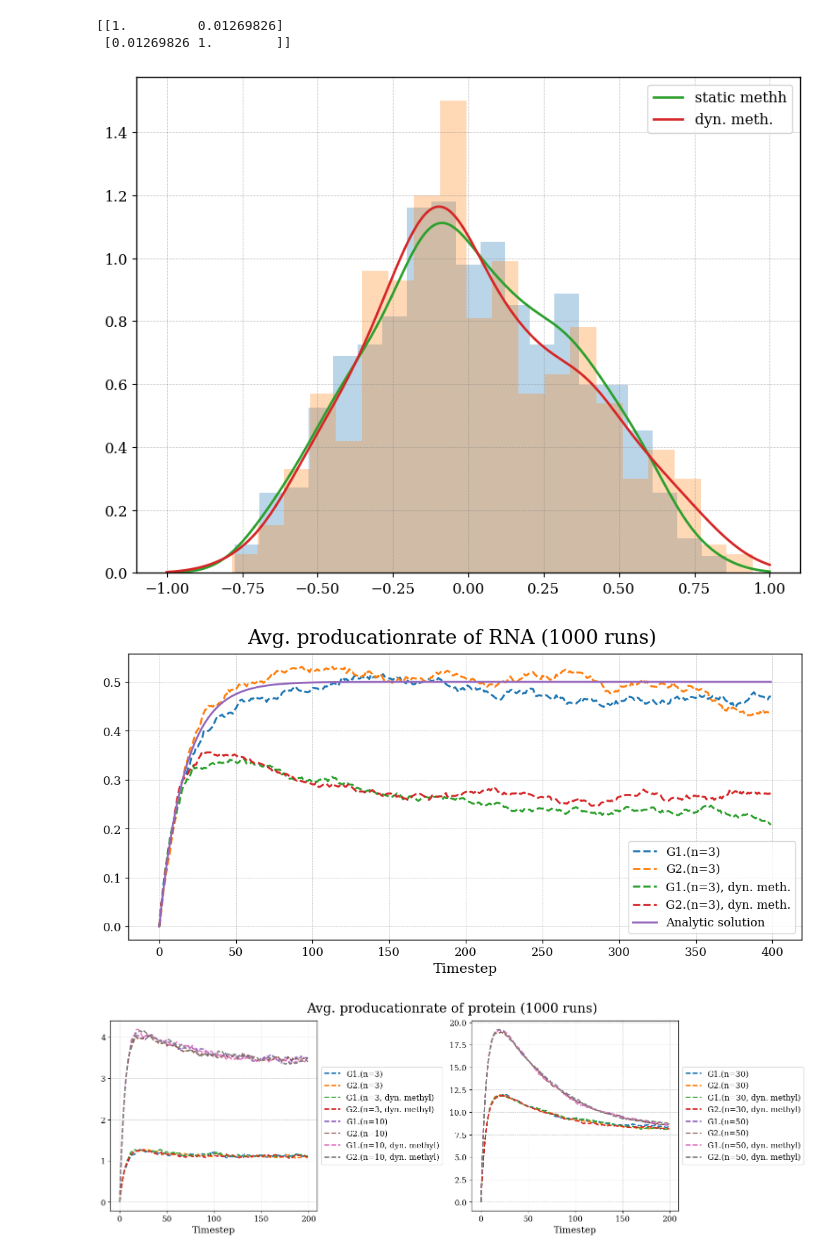
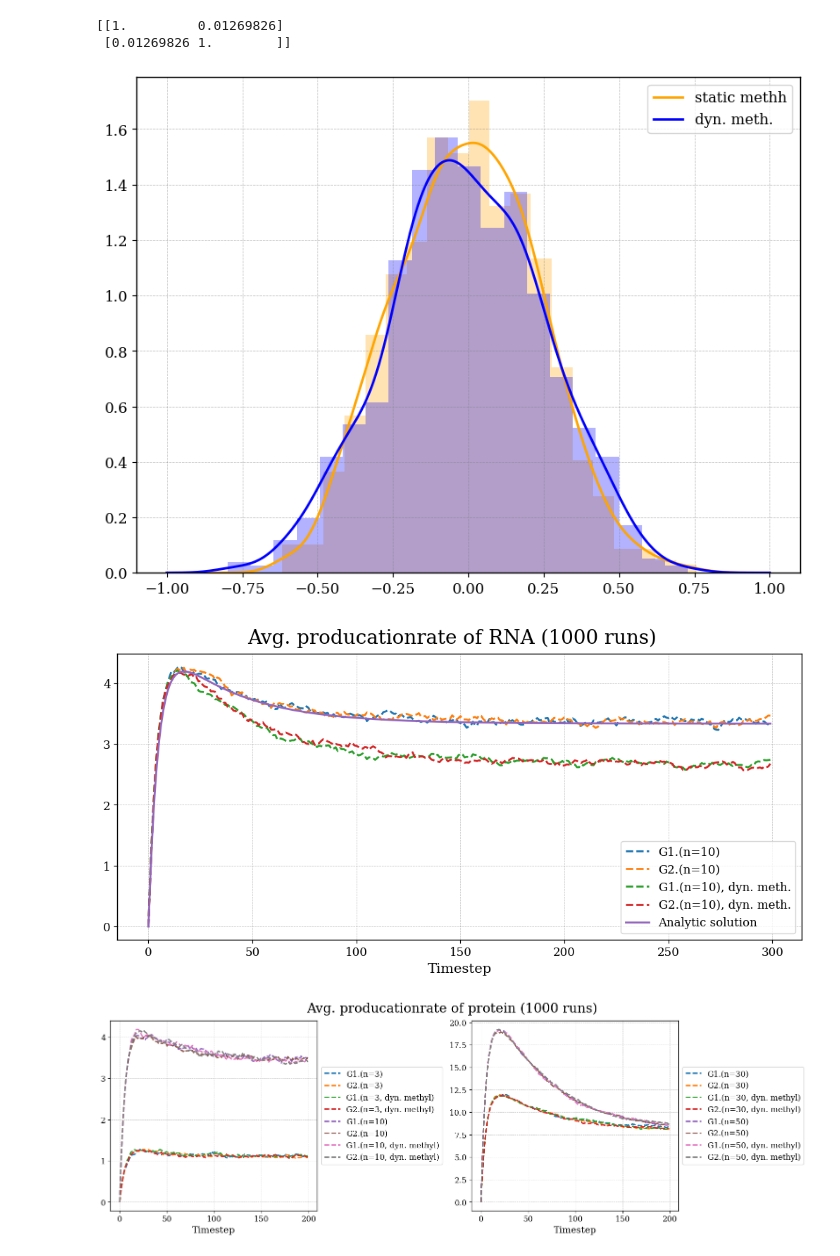
Before and after one commit to RicemanBoy/trafficRNA, a Jupyter notebook: trafficRNA.ipynb, the cells around one changed output. Drawn from its saved outputs; the diff is of its cells as text; code cells hidden in the pictures.

```diff
--- a/trafficRNA.ipynb
+++ b/trafficRNA.ipynb
@@ -182,14 +182,14 @@ from utils.simulation import *
 # %%
 #Work here with the defined classes in simulation2.py
 
-n = 3
+n = 10
 
-p1, m_on, m_off = 0.01, 0.04, 0.01
+p1, m_on, m_off = 0.1, 0.02, 0.02
 
 # gene1 = gene(3, boxes, p1, p2)
 # gene2 = gene(3, boxes, p1, p2)
 
-steps = 400
+steps = 300
 
 simu = simulation(timesteps=steps)
 
@@ -198,23 +198,23 @@ avg1m, std1m, avg2m, std2m, corrm = simu.average(n, p1, m_on, m_off, 1000, m_swi
 # %%
 corrm1 = [i for i in corrm if ~np.isnan(i)]
 
 corr1 = [i for i in corr if ~np.isnan(i)]
 
 kde = stats.gaussian_kde(corr1)
 
 kde_m = stats.gaussian_kde(corrm1)
 
 xx = np.linspace(-1,1, 1000)
 fig, ax = plt.subplots(figsize=(8,6))
 
-ax.hist(corr1, density=True, bins=20, alpha=0.3)
-ax.hist(corrm1, density=True, bins=20, alpha=0.3)
-ax.plot(xx, kde(xx), label="static methh")
-ax.plot(xx, kde_m(xx), label="dyn. meth.")
+ax.hist(corr1, density=True, bins=20, alpha=0.3, color="orange")
+ax.hist(corrm1, density=True, bins=20, alpha=0.3, color="blue")
+ax.plot(xx, kde(xx), label="static methh", color="orange")
+ax.plot(xx, kde_m(xx), label="dyn. meth.", color="blue")
 plt.legend()
 plt.show()
 # %% [output]
-[figure, old version]
+[figure, new version]
 # %%
 def analytic(length: int, p_on:float, p_off: float, timesteps: int):
     x = [i for i in range(timesteps)]
@@ -247,11 +247,11 @@ x,y = analytic_meth(n, p_on=p1, p_off=p1, m_on=m_on, m_off=m_off, timesteps = st
 
 fig, ax1 = plt.subplots(figsize=(10,5))
 
-ax1.plot(time, avg1, label="G1.(n=3)", linestyle="--")
-ax1.plot(time, avg2, label="G2.(n=3)", linestyle="--")
+ax1.plot(time, avg1, label="G1.(n={})".format(n), linestyle="--")
+ax1.plot(time, avg2, label="G2.(n={})".format(n), linestyle="--")
 
-ax1.plot(time, avg1m, label="G1.(n=3), dyn. meth.", linestyle="--")
-ax1.plot(time, avg2m, label="G2.(n=3), dyn. meth.", linestyle="--")
+ax1.plot(time, avg1m, label="G1.(n={}), dyn. meth.".format(n), linestyle="--")
+ax1.plot(time, avg2m, label="G2.(n={}), dyn. meth.".format(n), linestyle="--")
 
 ax1.plot(x,y, label="Analytic solution")
 
@@ -263,7 +263,7 @@ plt.legend()
 #plt.savefig("figures/figure2.png", dpi = 300)
 plt.show()
 # %% [output]
-[figure, old version]
+[figure, new version]
 # %%
 n = 50
 
```
Also changed, not shown: 1 other file.
